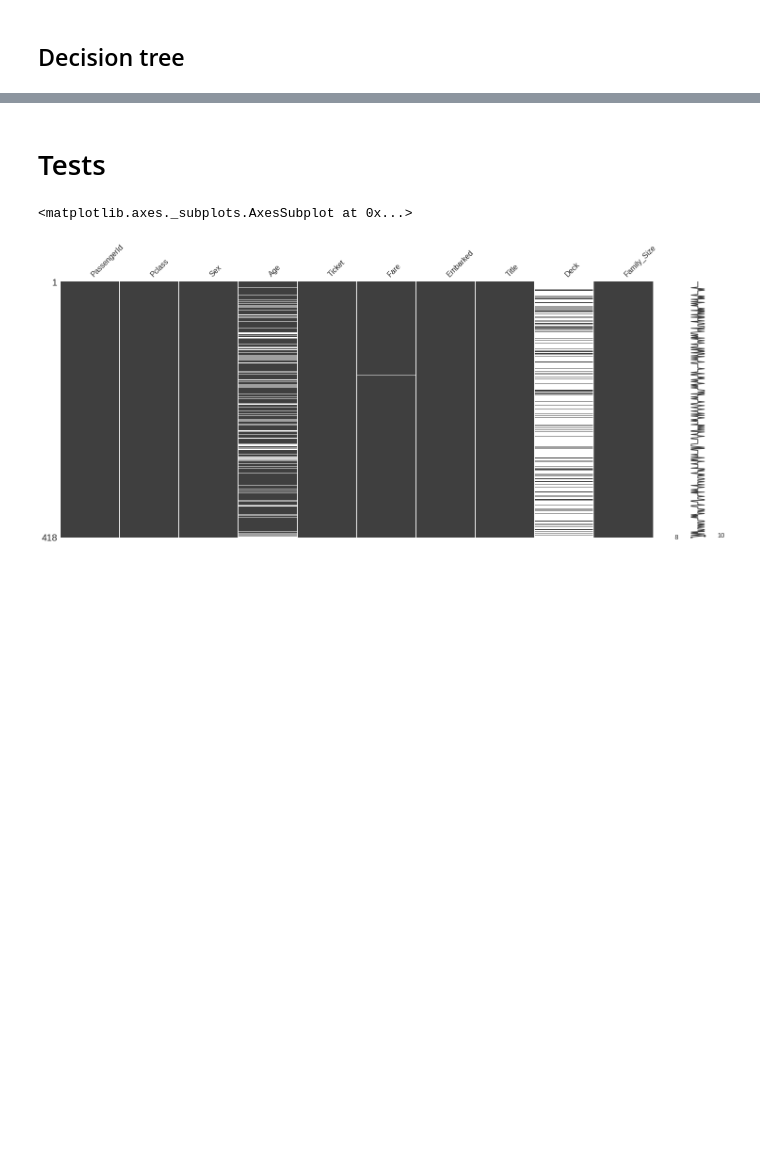
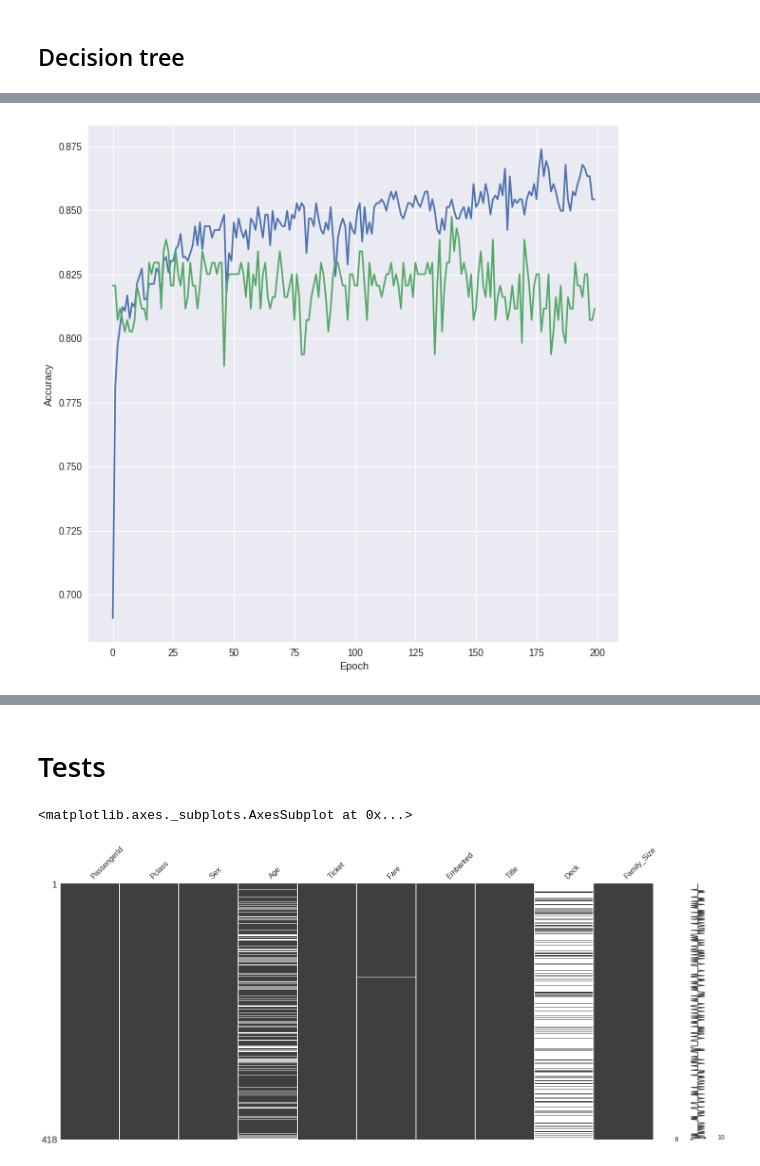
Before and after one commit to honorcode93/kaggle_competitions_titanic, a Jupyter notebook: Titanic_Survival.ipynb, the cells around one changed output, grey strips where cells are left out. Cells and saved outputs as stored; diff of their text form; code cells hidden in the pictures; blank space fills up the shorter version.

```diff
--- a/Titanic_Survival.ipynb
+++ b/Titanic_Survival.ipynb
@@ -262,0 +404,35 @@ Validation score 0.7848
+# %%
+from keras.models import Sequential
+from keras.layers import Dense, Activation
+from keras.utils import to_categorical
+model = Sequential()
+model.add(Dense(32, activation='relu', input_dim=train_x.shape[1]))
+model.add(Dense(256, activation='relu'))
+model.add(Dense(256, activation='relu'))
+model.add(Dense(256, activation='relu'))
+model.add(Dense(256, activation='relu'))
+model.add(Dense(256, activation='relu'))
+model.add(Dense(2, activation="softmax"))
+model.compile(optimizer='adam',
+              loss='binary_crossentropy',
+              metrics=['accuracy'])
+history = model.fit(train_x, to_categorical(train_y, num_classes=2), epochs=200, validation_data=(val_x, to_categorical(val_y, num_classes=2)), verbose=0)
+
+import matplotlib.pyplot as plt
+
+acc_y = history.history['acc']
+val_acc_y = history.history['val_acc']
+
+# Plot the loss
+plt.figure(figsize=(10, 10))
+plt.plot(range(0, 200), acc_y, label="Accuracy")
+plt.plot(range(0, 200), val_acc_y, label="Val Accuracy")
+plt.xlabel('Epoch')
+plt.ylabel('Accuracy')
+
+
+plt.show()
+
+model_d = model
+# %% [output]
+[figure, added]
```
Also changed, not shown: parts of 30 cells of this notebook.
